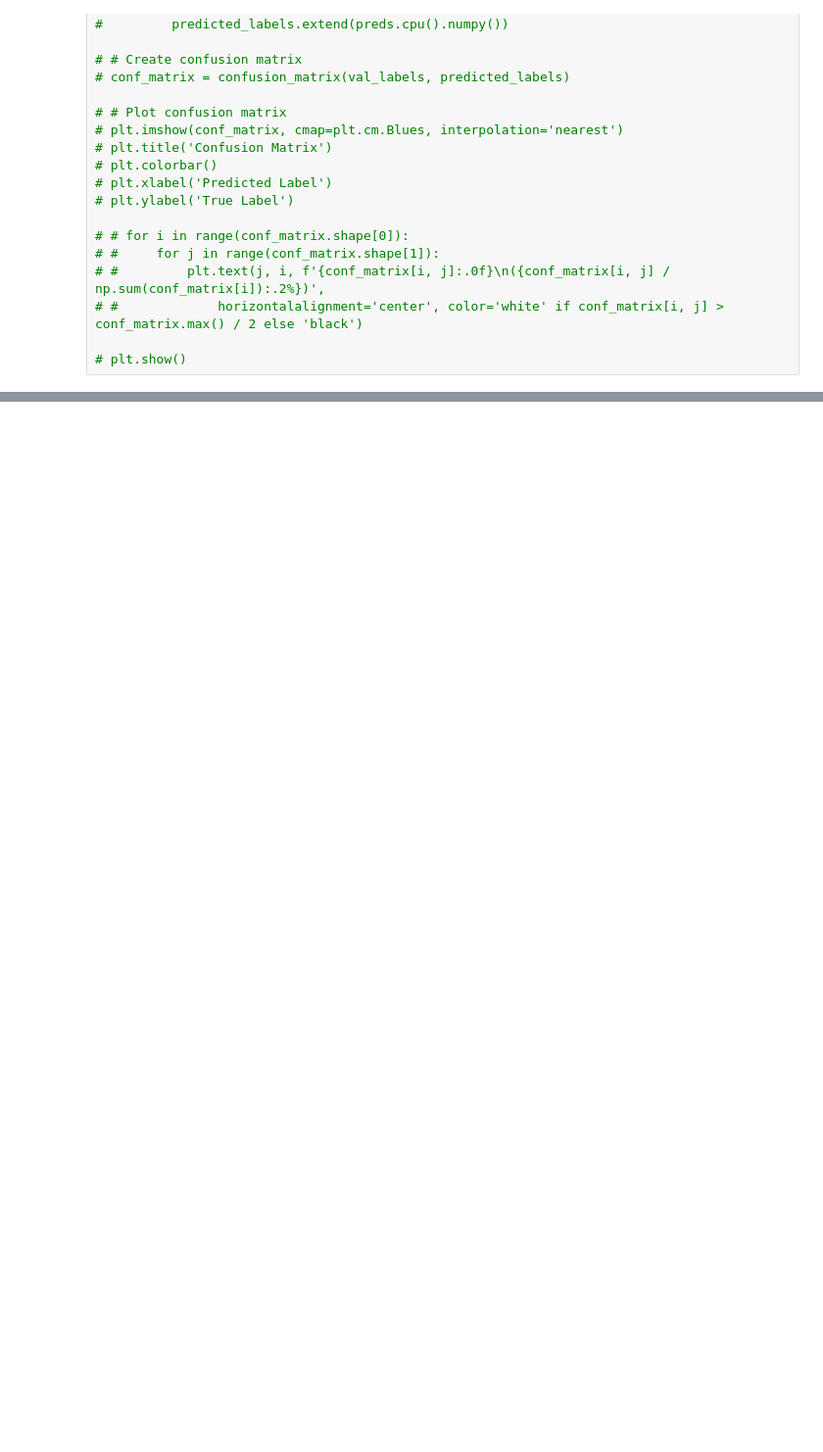
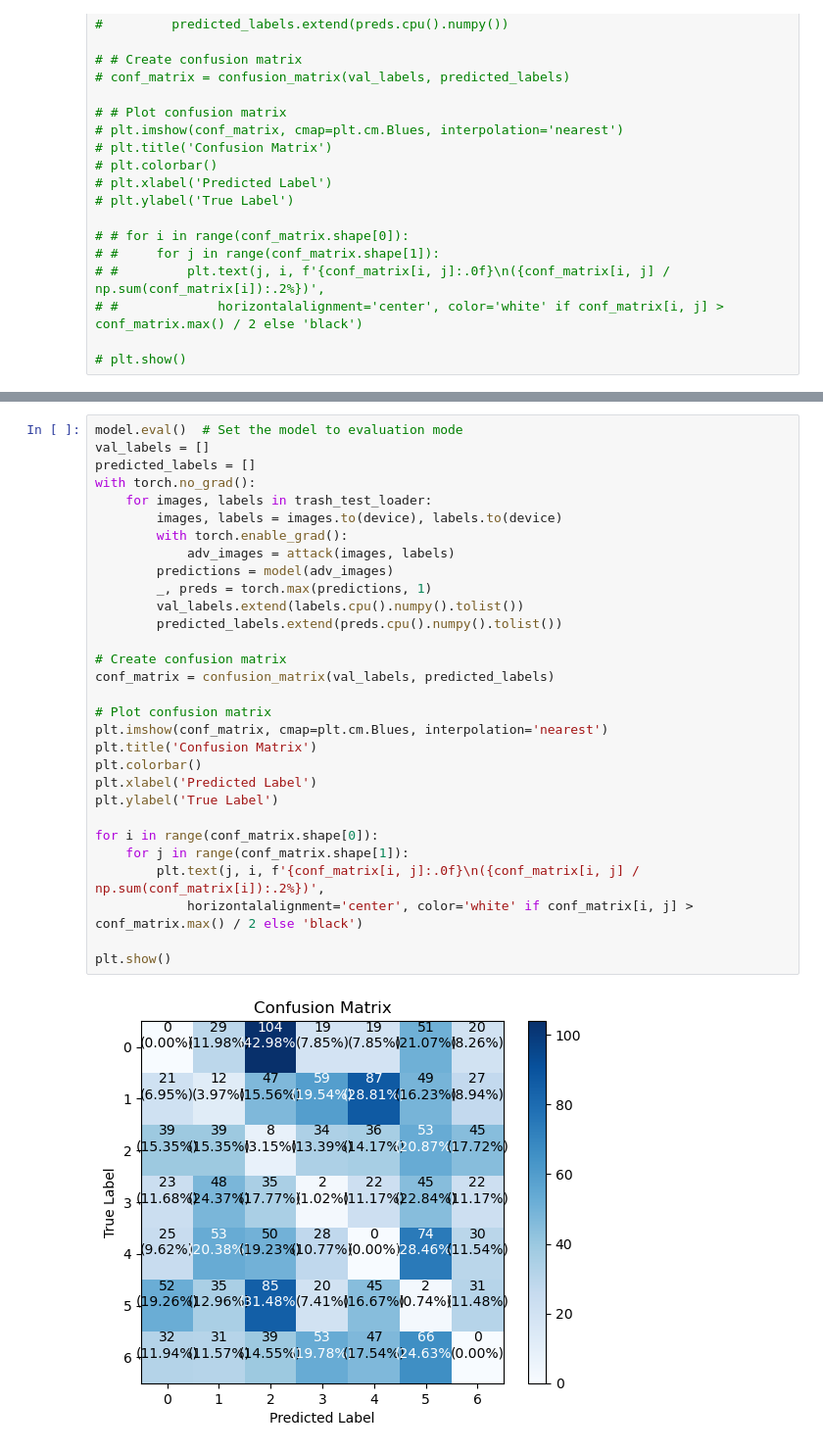
Before and after one commit to SchadenKai/Trashbox-ARD, a Jupyter notebook: EvaluateModel copy.ipynb, the cells around one changed output, grey strips where cells are left out. Shown at 98% size. Saved outputs shown, nothing was run; the diff lists cells and outputs as text; blank space fills up the shorter version.

```diff
--- a/EvaluateModel copy.ipynb
+++ b/EvaluateModel copy.ipynb
@@ -240,0 +288,32 @@ adversary = torchattacks.PGD(model, eps=epsilon, alpha=alpha, steps=k)
+# %%
+model.eval()  # Set the model to evaluation mode
+val_labels = []
+predicted_labels = []
+with torch.no_grad():
+    for images, labels in trash_test_loader:
+        images, labels = images.to(device), labels.to(device)
+        with torch.enable_grad():
+            adv_images = attack(images, labels)
+        predictions = model(adv_images)
+        _, preds = torch.max(predictions, 1)
+        val_labels.extend(labels.cpu().numpy().tolist())
+        predicted_labels.extend(preds.cpu().numpy().tolist())
+
+# Create confusion matrix
+conf_matrix = confusion_matrix(val_labels, predicted_labels)
+
+# Plot confusion matrix
+plt.imshow(conf_matrix, cmap=plt.cm.Blues, interpolation='nearest')
+plt.title('Confusion Matrix')
+plt.colorbar()
+plt.xlabel('Predicted Label')
+plt.ylabel('True Label')
+
+for i in range(conf_matrix.shape[0]):
+    for j in range(conf_matrix.shape[1]):
+        plt.text(j, i, f'{conf_matrix[i, j]:.0f}\n({conf_matrix[i, j] / np.sum(conf_matrix[i]):.2%})',
+            horizontalalignment='center', color='white' if conf_matrix[i, j] > conf_matrix.max() / 2 else 'black')
+
+plt.show()
+# %% [output]
+[figure, added]
```
Also changed, not shown: parts of 11 cells of this notebook, 6 other files.
